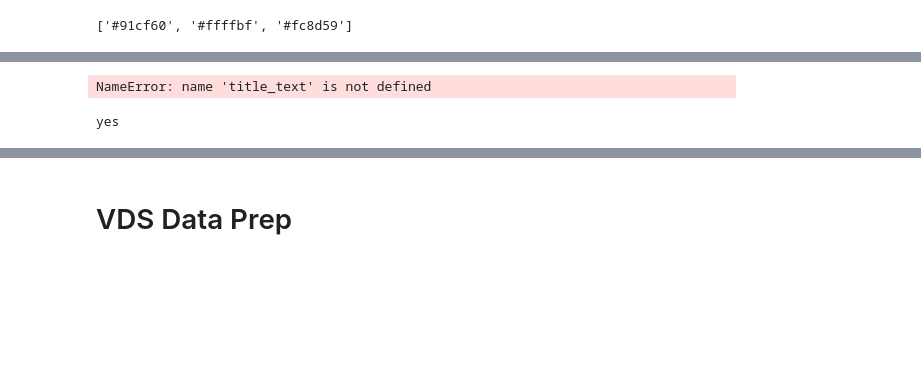
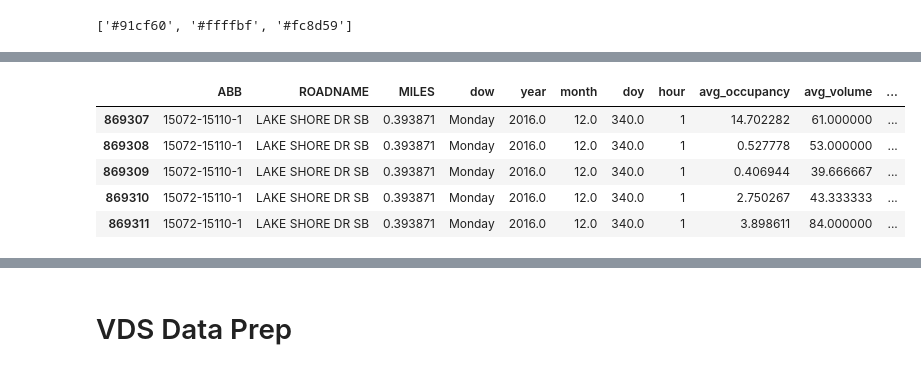
Before and after one commit to brittaneyross/rtdap_bokeh_dashboard, a Jupyter notebook: rtdap_viz_notebook-v2.ipynb, the cells around one changed output, grey strips where cells are left out. Cells and saved outputs as stored; diff of their text form; code cells hidden in the pictures; blank space fills up the shorter version.

```diff
--- a/rtdap_viz_notebook-v2.ipynb
+++ b/rtdap_viz_notebook-v2.ipynb
@@ -195,39 +195,19 @@ array([0.57531073, 8.84542656])
 # %%
 #LAKE SHORE DR SB All 1 8 2015-12-31 2017-12-31
 tod_start = 1
 tod_end = 8
 
 df_for_avg = vds_table.loc[(vds_table['ROADNAME'] == 'LAKE SHORE DR SB') &\
                    (vds_table['dow'].isin(['Monday'])) &\
                    (vds_table['hour']>=tod_start) & (vds_table['hour']<=tod_end)]
 
 
 filtered_data = filter_selection(df_for_avg,'2017-11-1', '2017-12-31')
-
-volume_scatter = scatter_data(df_for_avg,filtered_data,'avg_speed','Volumes')
-time_scatter = scatter_data(df_for_avg,filtered_data,'avg_speed','Volumes')
-
-
-
-p = figure(plot_width=300, plot_height=250, tools=['hover','box_select'], toolbar_location="above",
-               title=title_text)
-
-p.line('x', 'y', color="red", source=line_source)
-p.circle('x', 'y', size=5, source=source)
-#p.scatter(avg_values, selection_averages,radius=5)
-
-#p.background_fill_color = None
-p.background_fill_alpha = 0.5
-p.border_fill_color = None
-
-
-
-show(row(volume_scatter,time_scatter))
+df_for_avg.head()
 # %% [output]
-NameError: name 'title_text' is not defined
+|  | ABB | ROADNAME | MILES | dow | year | month | doy | hour | avg_occupancy | avg_volume | ... |
+| 869307 | 15072-15110-1 | LAKE SHORE DR SB | 0.393871 | Monday | 2016.0 | 12.0 | 340.0 | 1 | 14.702282 | 61.000000 | ... |
+| 869308 | 15072-15110-1 | LAKE SHORE DR SB | 0.393871 | Monday | 2016.0 | 12.0 | 340.0 | 1 | 0.527778 | 53.000000 | ... |
+| 869309 | 15072-15110-1 | LAKE SHORE DR SB | 0.393871 | Monday | 2016.0 | 12.0 | 340.0 | 1 | 0.406944 | 39.666667 | ... |
+| 869310 | 15072-15110-1 | LAKE SHORE DR SB | 0.393871 | Monday | 2016.0 | 12.0 | 340.0 | 1 | 2.750267 | 43.333333 | ... |
+| 869311 | 15072-15110-1 | LAKE SHORE DR SB | 0.393871 | Monday | 2016.0 | 12.0 | 340.0 | 1 | 3.898611 | 84.000000 | ... |
-# %%
-y=1
-if type(y) is int:
-    print('yes')
-# %% [output]
-yes
```
Also changed, not shown: parts of 4 cells of this notebook, 1 other file.
